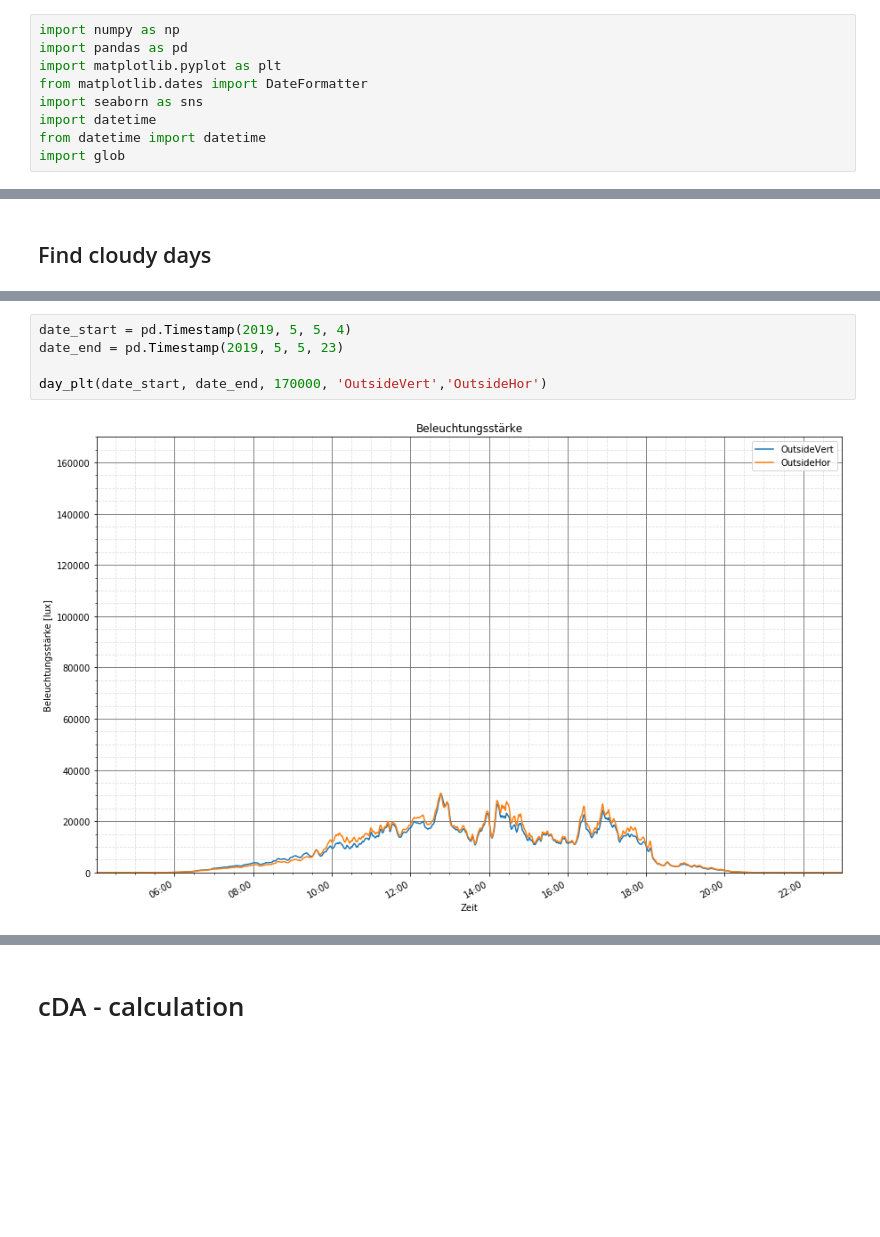
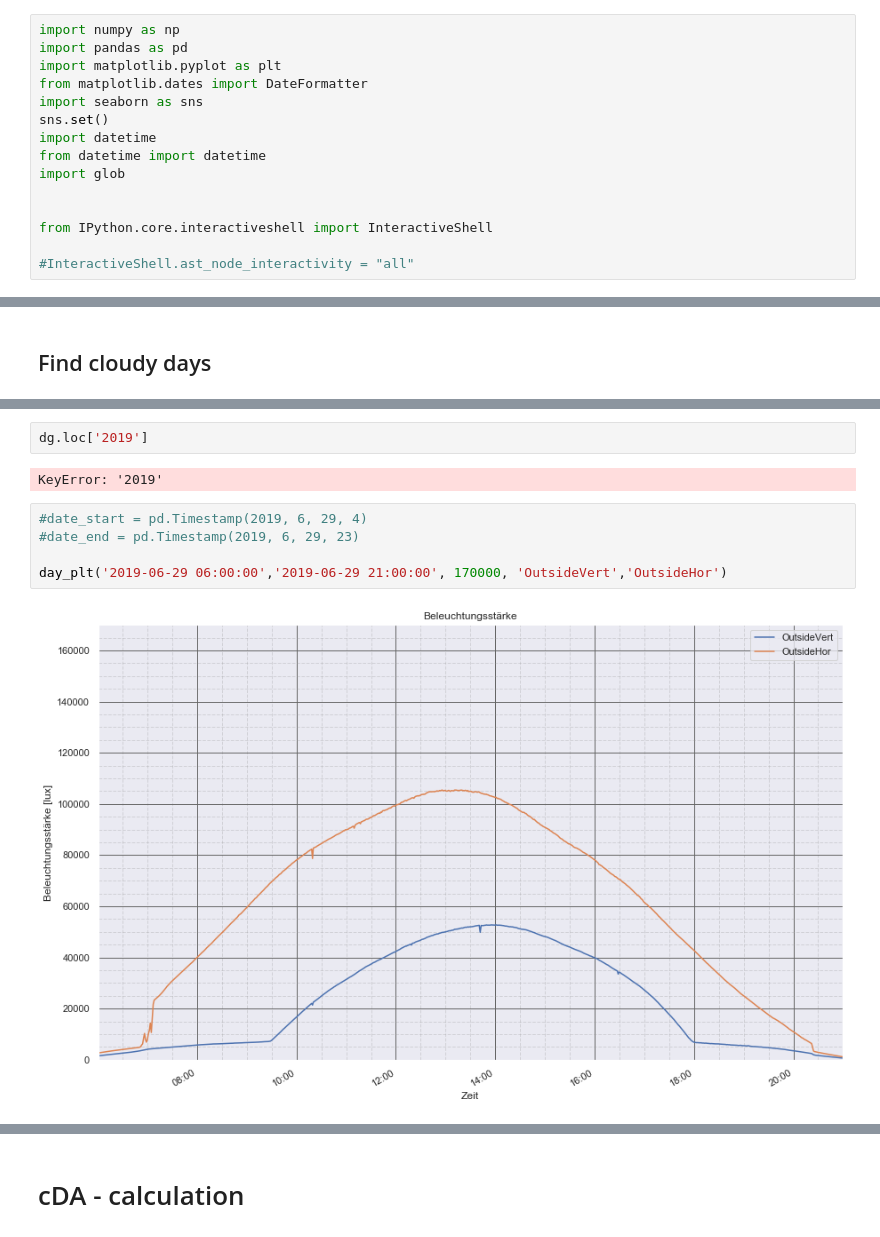
Before and after one commit to OliverZott/DataAnalysis_Almemo, a Jupyter notebook: Data_Almemo.ipynb, the cells around one changed output, grey strips where cells are left out. Cells and saved outputs as stored; diff of their text form; blank space fills up the shorter version.

```diff
--- a/Data_Almemo.ipynb
+++ b/Data_Almemo.ipynb
@@ -21,9 +21,15 @@ import pandas as pd
 import matplotlib.pyplot as plt
 from matplotlib.dates import DateFormatter
 import seaborn as sns
+sns.set()
 import datetime
 from datetime import datetime
 import glob
+
+
+from IPython.core.interactiveshell import InteractiveShell
+
+#InteractiveShell.ast_node_interactivity = "all"
 # %% [markdown]
 # I. Store all .txt files in one file
 
@@ -463,7 +494,11 @@ dg.loc[dg['OutsideHor'] < 70000]
+# %%
+dg.loc['2019']
+# %% [output]
+KeyError: '2019'
 # %%
-date_start = pd.Timestamp(2019, 5, 5, 4)
-date_end = pd.Timestamp(2019, 5, 5, 23)
+#date_start = pd.Timestamp(2019, 6, 29, 4)
+#date_end = pd.Timestamp(2019, 6, 29, 23)
 
-day_plt(date_start, date_end, 170000, 'OutsideVert','OutsideHor')
+day_plt('2019-06-29 06:00:00','2019-06-29 21:00:00', 170000, 'OutsideVert','OutsideHor')
 # %% [output]
-[figure, old version]
+[figure, new version]
```
Also changed, not shown: parts of 29 cells of this notebook, 1 other file.
